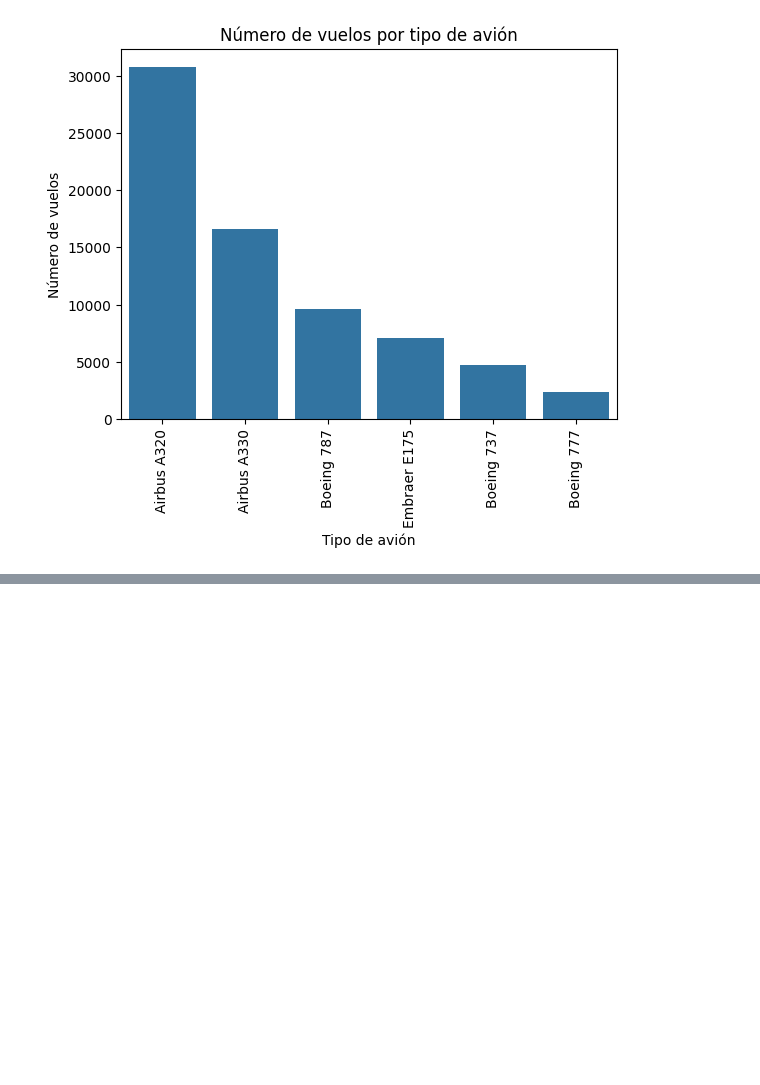
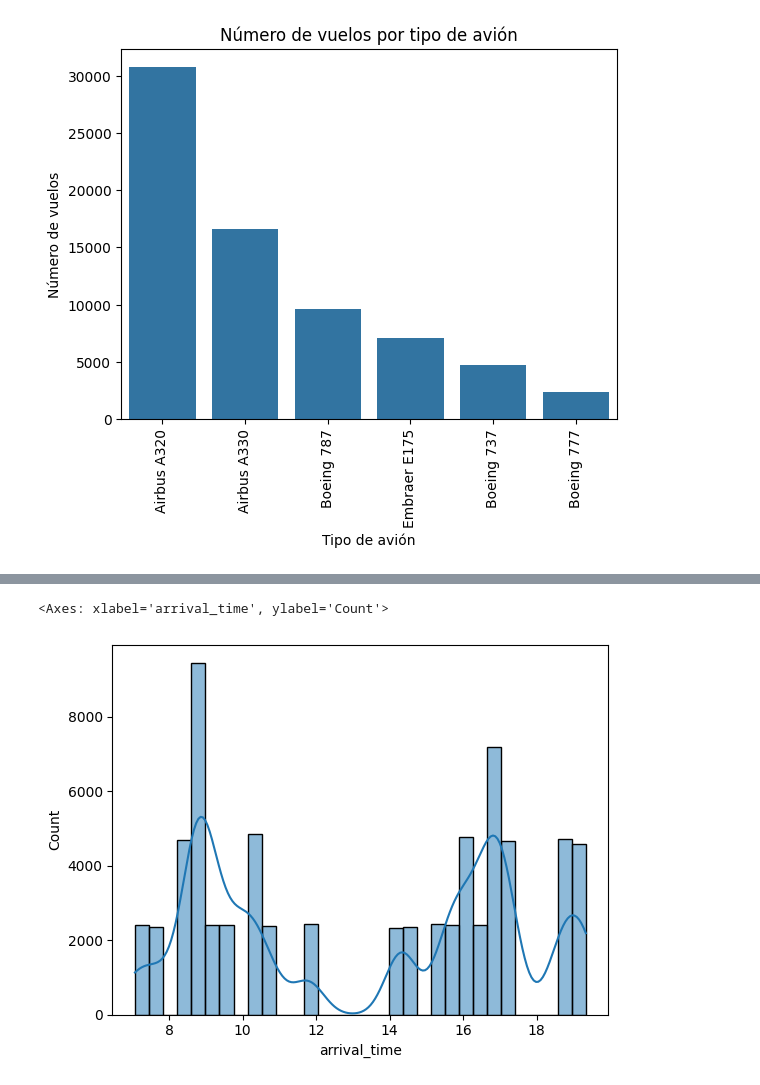
Before and after one commit to cmrondon2000/optimizacion_aeroportuaria, a Jupyter notebook: optimizacion_aeroportuaria.ipynb, the cells around one changed output, grey strips where cells are left out. Cells and saved outputs as stored; diff of their text form; code cells hidden in the pictures; blank space fills up the shorter version.

```diff
--- a/optimizacion_aeroportuaria.ipynb
+++ b/optimizacion_aeroportuaria.ipynb
@@ -113,0 +119,16 @@ plt.show()
+# %%
+# regla de Freedman Diaconis para saber el ancho de los bins de un histograma
+
+import numpy as np
+
+def ancho_bin(df,columna):
+  q75,q25 = np.percentile(df[columna],[75,25])
+  iqr = q75-q25
+  ancho = 2 * iqr * np.power(len(df[columna]),-1/3)
+  return ancho
+# %%
+binwidth = ancho_bin(datos,"arrival_time")
+sns.histplot(data = datos, x="arrival_time", kde = True, binwidth = binwidth)
+# %% [output]
+<Axes: xlabel='arrival_time', ylabel='Count'>
+[figure, added]
```
Also changed, not shown: parts of 3 cells of this notebook.
